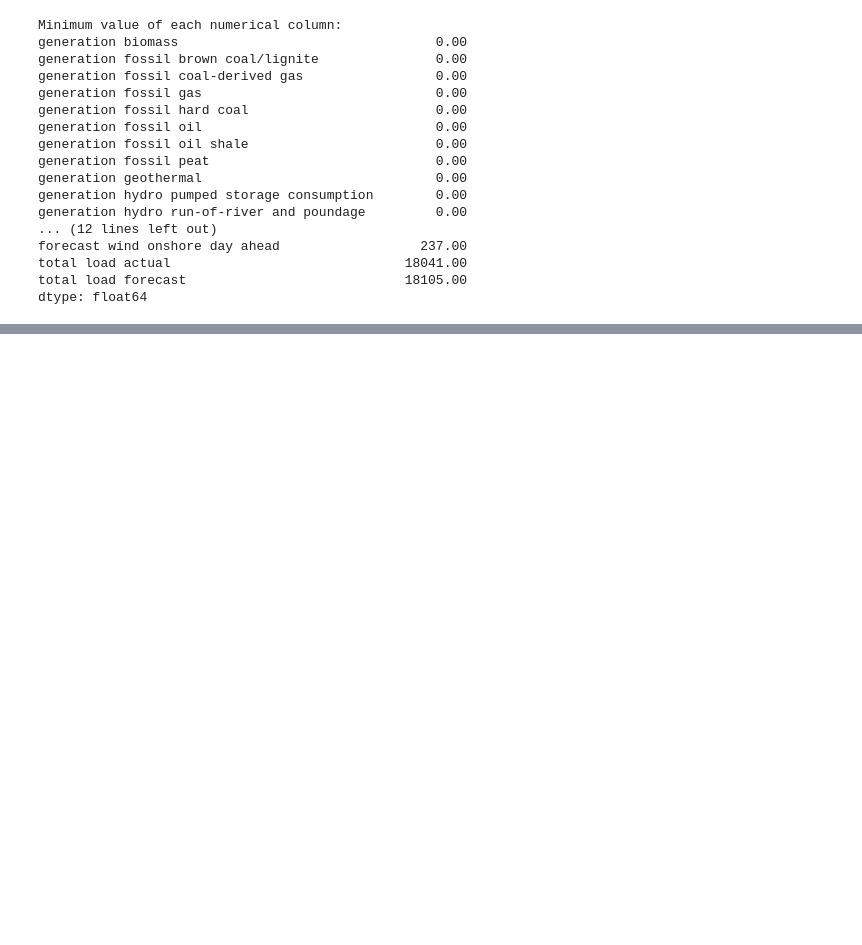
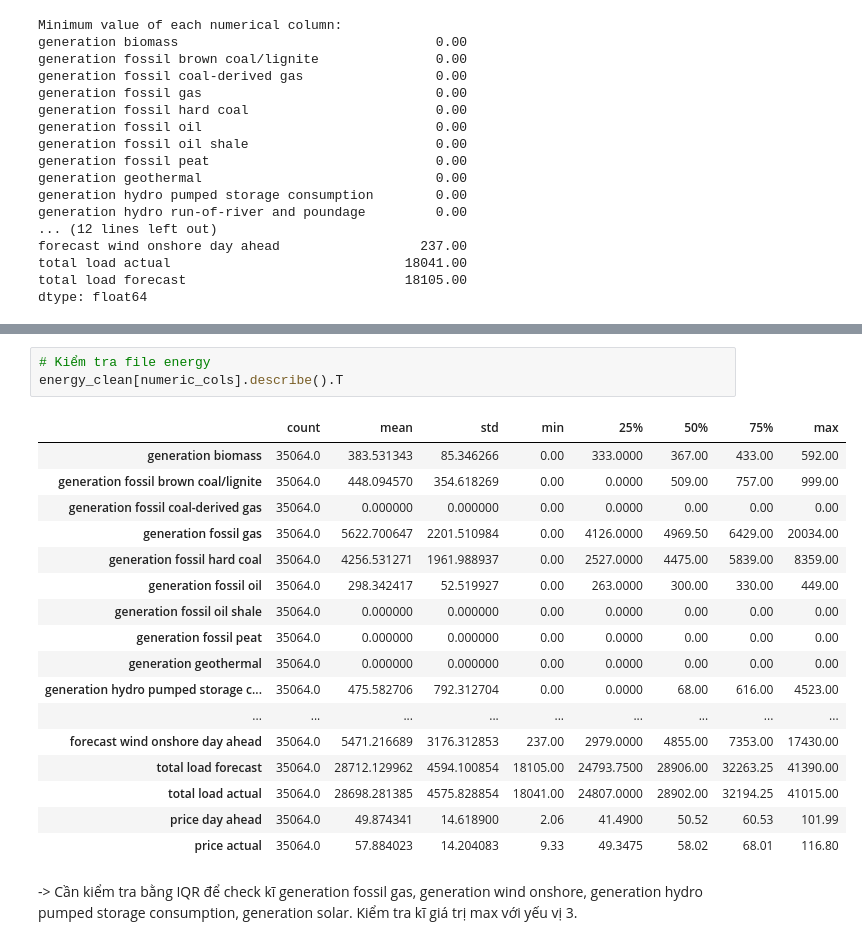
Before and after one commit to nguyenminhhieu108/Assignment_ls2, a Jupyter notebook: main.ipynb, the cells around one changed output, grey strips where cells are left out. Cells and saved outputs as stored; diff of their text form; blank space fills up the shorter version.

```diff
--- a/main.ipynb
+++ b/main.ipynb
@@ -429,0 +449,23 @@ Sau khi phân tích các mẫu giá trị thiếu, phương pháp nội suy tuy
+# %%
+# Kiểm tra file energy
+energy_clean[numeric_cols].describe().T
+# %% [output]
+|  | count | mean | std | min | 25% | 50% | 75% | max |
+| generation biomass | 35064.0 | 383.531343 | 85.346266 | 0.00 | 333.0000 | 367.00 | 433.00 | 592.00 |
+| generation fossil brown coal/lignite | 35064.0 | 448.094570 | 354.618269 | 0.00 | 0.0000 | 509.00 | 757.00 | 999.00 |
+| generation fossil coal-derived gas | 35064.0 | 0.000000 | 0.000000 | 0.00 | 0.0000 | 0.00 | 0.00 | 0.00 |
+| generation fossil gas | 35064.0 | 5622.700647 | 2201.510984 | 0.00 | 4126.0000 | 4969.50 | 6429.00 | 20034.00 |
+| generation fossil hard coal | 35064.0 | 4256.531271 | 1961.988937 | 0.00 | 2527.0000 | 4475.00 | 5839.00 | 8359.00 |
+| generation fossil oil | 35064.0 | 298.342417 | 52.519927 | 0.00 | 263.0000 | 300.00 | 330.00 | 449.00 |
+| generation fossil oil shale | 35064.0 | 0.000000 | 0.000000 | 0.00 | 0.0000 | 0.00 | 0.00 | 0.00 |
+| generation fossil peat | 35064.0 | 0.000000 | 0.000000 | 0.00 | 0.0000 | 0.00 | 0.00 | 0.00 |
+| generation geothermal | 35064.0 | 0.000000 | 0.000000 | 0.00 | 0.0000 | 0.00 | 0.00 | 0.00 |
+| generation hydro pumped storage c... | 35064.0 | 475.582706 | 792.312704 | 0.00 | 0.0000 | 68.00 | 616.00 | 4523.00 |
+| ... | ... | ... | ... | ... | ... | ... | ... | ... |
+| forecast wind onshore day ahead | 35064.0 | 5471.216689 | 3176.312853 | 237.00 | 2979.0000 | 4855.00 | 7353.00 | 17430.00 |
+| total load forecast | 35064.0 | 28712.129962 | 4594.100854 | 18105.00 | 24793.7500 | 28906.00 | 32263.25 | 41390.00 |
+| total load actual | 35064.0 | 28698.281385 | 4575.828854 | 18041.00 | 24807.0000 | 28902.00 | 32194.25 | 41015.00 |
+| price day ahead | 35064.0 | 49.874341 | 14.618900 | 2.06 | 41.4900 | 50.52 | 60.53 | 101.99 |
+| price actual | 35064.0 | 57.884023 | 14.204083 | 9.33 | 49.3475 | 58.02 | 68.01 | 116.80 |
+# %% [markdown]
+-> Cần kiểm tra bằng IQR để check kĩ generation fossil gas, generation wind onshore, generation hydro pumped storage consumption, generation solar. Kiểm tra kĩ giá trị max với yếu vị 3.
```
Also changed, not shown: parts of 44 cells of this notebook.
